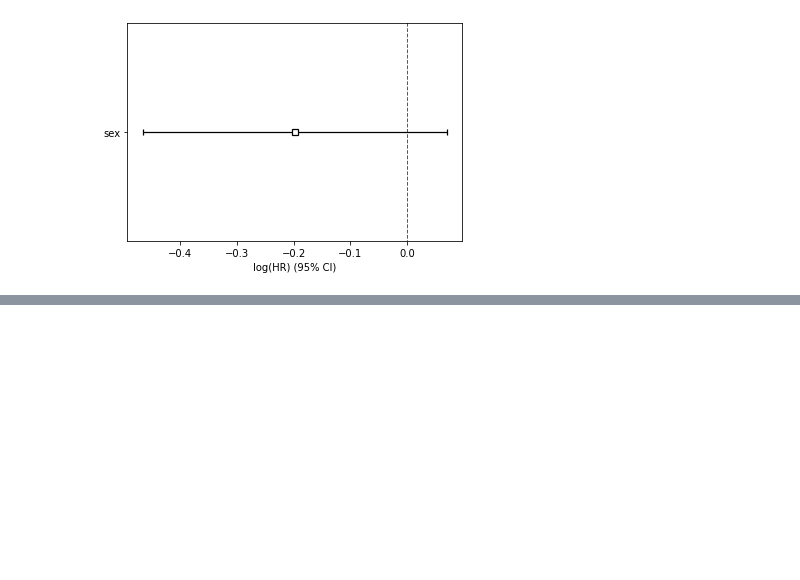
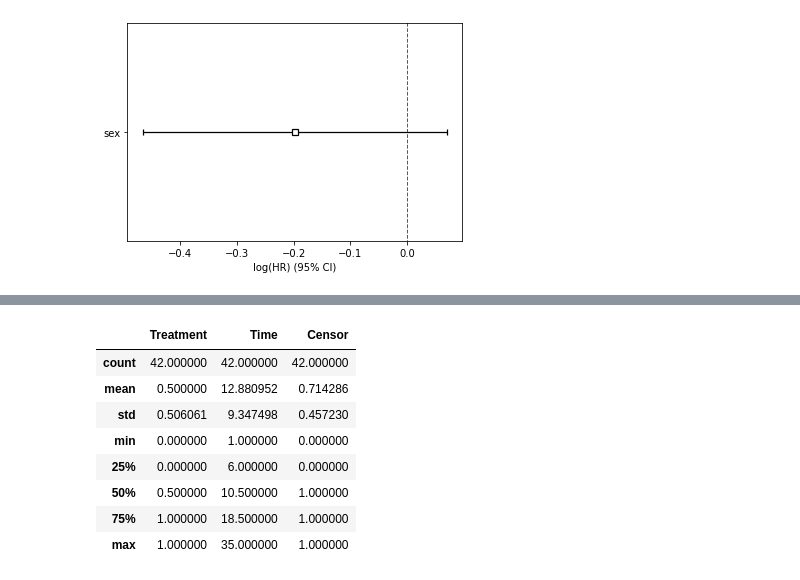
Before and after one commit to munenobuk/sample-ripo, a Jupyter notebook: Pythonで生物統計学2.ipynb, the cells around one changed output, grey strips where cells are left out. Saved outputs shown, nothing was run; the diff lists cells and outputs as text; code cells hidden in the pictures; blank space fills up the shorter version.

```diff
--- a/Pythonで生物統計学2.ipynb
+++ b/Pythonで生物統計学2.ipynb
@@ -655,0 +780,2 @@ cph.plot()
+# %%
+data = pd.read_csv('https://data.princeton.edu/wws509/datasets/gehan.raw', header=None, sep=' ')
@@ -655,0 +795,12 @@ cph.plot()
+# %%
+data.describe()
+# %% [output]
+|  | Treatment | Time | Censor |
+| count | 42.000000 | 42.000000 | 42.000000 |
+| mean | 0.500000 | 12.880952 | 0.714286 |
+| std | 0.506061 | 9.347498 | 0.457230 |
+| min | 0.000000 | 1.000000 | 0.000000 |
+| 25% | 0.000000 | 6.000000 | 0.000000 |
+| 50% | 0.500000 | 10.500000 | 1.000000 |
+| 75% | 1.000000 | 18.500000 | 1.000000 |
+| max | 1.000000 | 35.000000 | 1.000000 |
```
Also changed, not shown: parts of 43 cells of this notebook.
